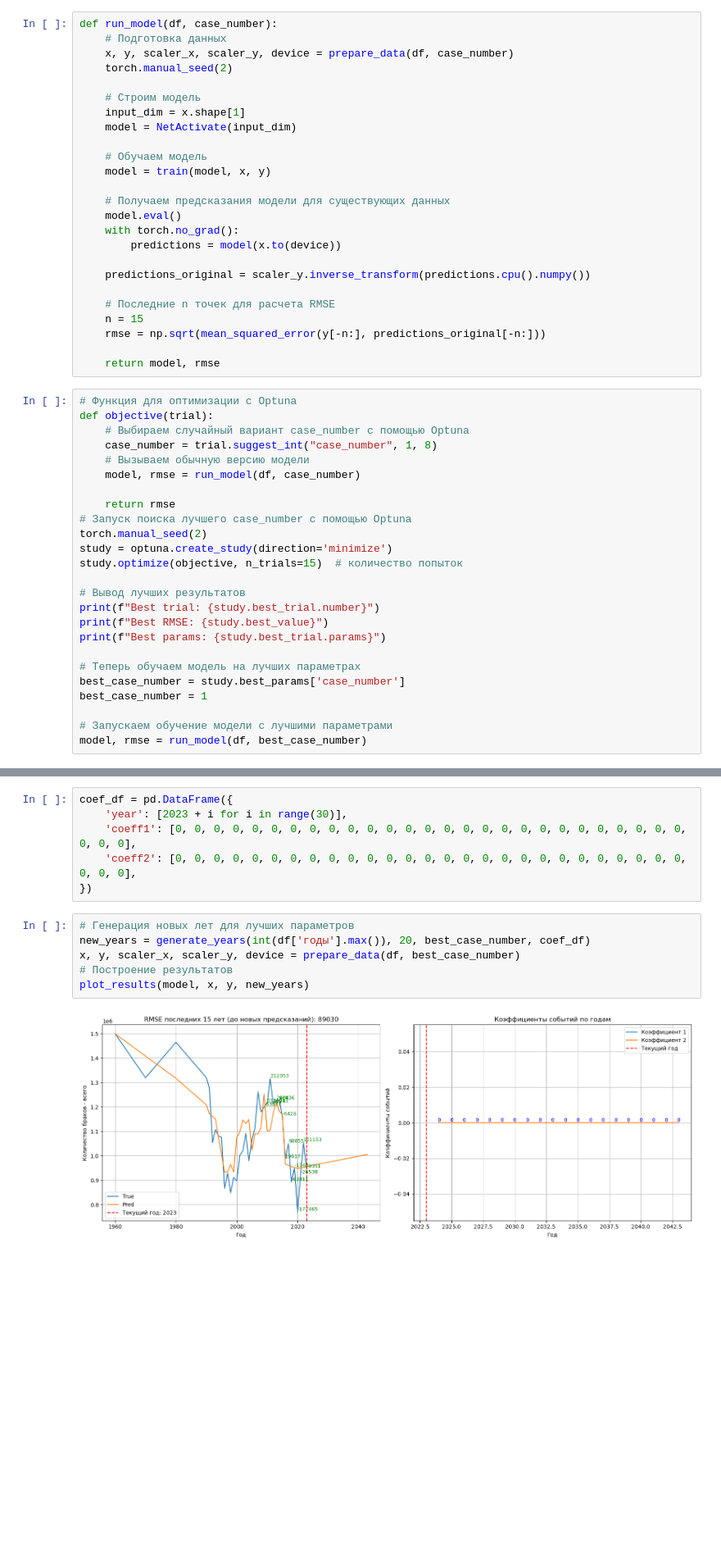
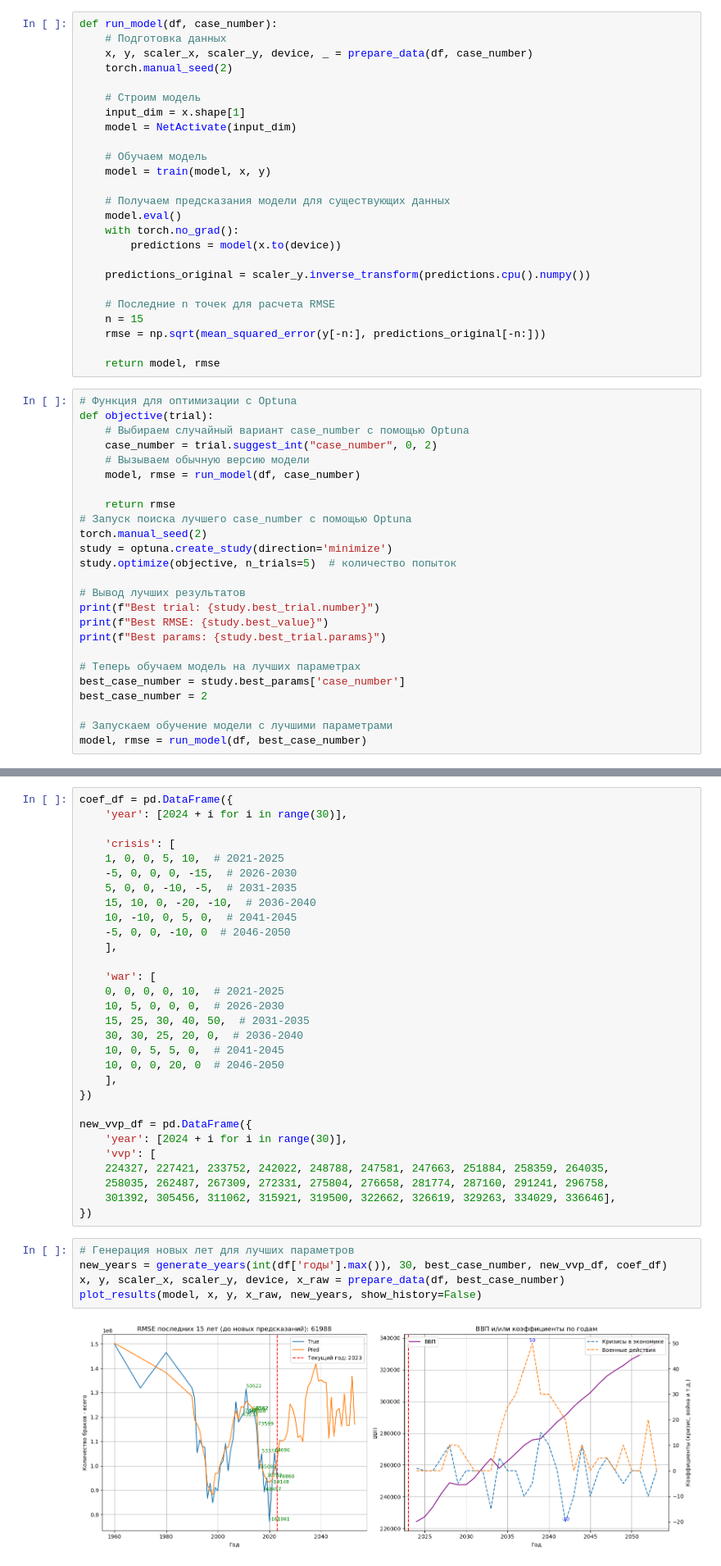
Before and after one commit to UncleMAD/NSGO_KP, a Jupyter notebook: sample.ipynb, the cells around one changed output, grey strips where cells are left out. Shown at 82% size. Cells and saved outputs as stored; diff of their text form; blank space fills up the shorter version.

```diff
--- a/sample.ipynb
+++ b/sample.ipynb
@@ -344,7 +277,7 @@ def plot_results(model, x, y, new_years=None):
 # %%
 def run_model(df, case_number):
     # Подготовка данных
-    x, y, scaler_x, scaler_y, device = prepare_data(df, case_number)
+    x, y, scaler_x, scaler_y, device, _ = prepare_data(df, case_number)
     torch.manual_seed(2)
 
     # Строим модель
@@ -370,7 +303,7 @@ def run_model(df, case_number):
 # Функция для оптимизации с Optuna
 def objective(trial):
     # Выбираем случайный вариант case_number с помощью Optuna
-    case_number = trial.suggest_int("case_number", 1, 8)
+    case_number = trial.suggest_int("case_number", 0, 2)
     # Вызываем обычную версию модели
     model, rmse = run_model(df, case_number)
 
@@ -378,7 +311,7 @@ def objective(trial):
 # Запуск поиска лучшего case_number с помощью Optuna
 torch.manual_seed(2)
 study = optuna.create_study(direction='minimize')
-study.optimize(objective, n_trials=15)  # количество попыток
+study.optimize(objective, n_trials=5)  # количество попыток
 
 # Вывод лучших результатов
 print(f"Best trial: {study.best_trial.number}")
@@ -387,7 +320,7 @@ print(f"Best params: {study.best_trial.params}")
 
 # Теперь обучаем модель на лучших параметрах
 best_case_number = study.best_params['case_number']
-best_case_number = 1
+best_case_number = 2
 
 # Запускаем обучение модели с лучшими параметрами
 model, rmse = run_model(df, best_case_number)
@@ -414,14 +337,37 @@ Best params: {'case_number': 8}
 # %%
 coef_df = pd.DataFrame({
-    'year': [2023 + i for i in range(30)],
-    'coeff1': [0, 0, 0, 0, 0, 0, 0, 0, 0, 0, 0, 0, 0, 0, 0, 0, 0, 0, 0, 0, 0, 0, 0, 0, 0, 0, 0, 0, 0, 0],
-    'coeff2': [0, 0, 0, 0, 0, 0, 0, 0, 0, 0, 0, 0, 0, 0, 0, 0, 0, 0, 0, 0, 0, 0, 0, 0, 0, 0, 0, 0, 0, 0],
+    'year': [2024 + i for i in range(30)],
+
+    'crisis': [
+    1, 0, 0, 5, 10,  # 2021-2025
+    -5, 0, 0, 0, -15,  # 2026-2030
+    5, 0, 0, -10, -5,  # 2031-2035
+    15, 10, 0, -20, -10,  # 2036-2040
+    10, -10, 0, 5, 0,  # 2041-2045
+    -5, 0, 0, -10, 0  # 2046-2050
+    ],
+
+    'war': [
+    0, 0, 0, 0, 10,  # 2021-2025
+    10, 5, 0, 0, 0,  # 2026-2030
+    15, 25, 30, 40, 50,  # 2031-2035
+    30, 30, 25, 20, 0,  # 2036-2040
+    10, 0, 5, 5, 0,  # 2041-2045
+    10, 0, 0, 20, 0  # 2046-2050
+    ],
 })
+
+new_vvp_df = pd.DataFrame({
+    'year': [2024 + i for i in range(30)],
+    'vvp': [
+    224327, 227421, 233752, 242022, 248788, 247581, 247663, 251884, 258359, 264035,
+    258035, 262487, 267309, 272331, 275804, 276658, 281774, 287160, 291241, 296758,
+    301392, 305456, 311062, 315921, 319500, 322662, 326619, 329263, 334029, 336646],
+})
 # %%
 # Генерация новых лет для лучших параметров
-new_years = generate_years(int(df['годы'].max()), 20, best_case_number, coef_df)
-x, y, scaler_x, scaler_y, device = prepare_data(df, best_case_number)
-# Построение результатов
-plot_results(model, x, y, new_years)
+new_years = generate_years(int(df['годы'].max()), 30, best_case_number, new_vvp_df, coef_df)
+x, y, scaler_x, scaler_y, device, x_raw = prepare_data(df, best_case_number)
+plot_results(model, x, y, x_raw, new_years, show_history=False)
 # %% [output]
-[figure, old version]
+[figure, new version]
```
Also changed, not shown: parts of 9 cells of this notebook, 1 other file.
